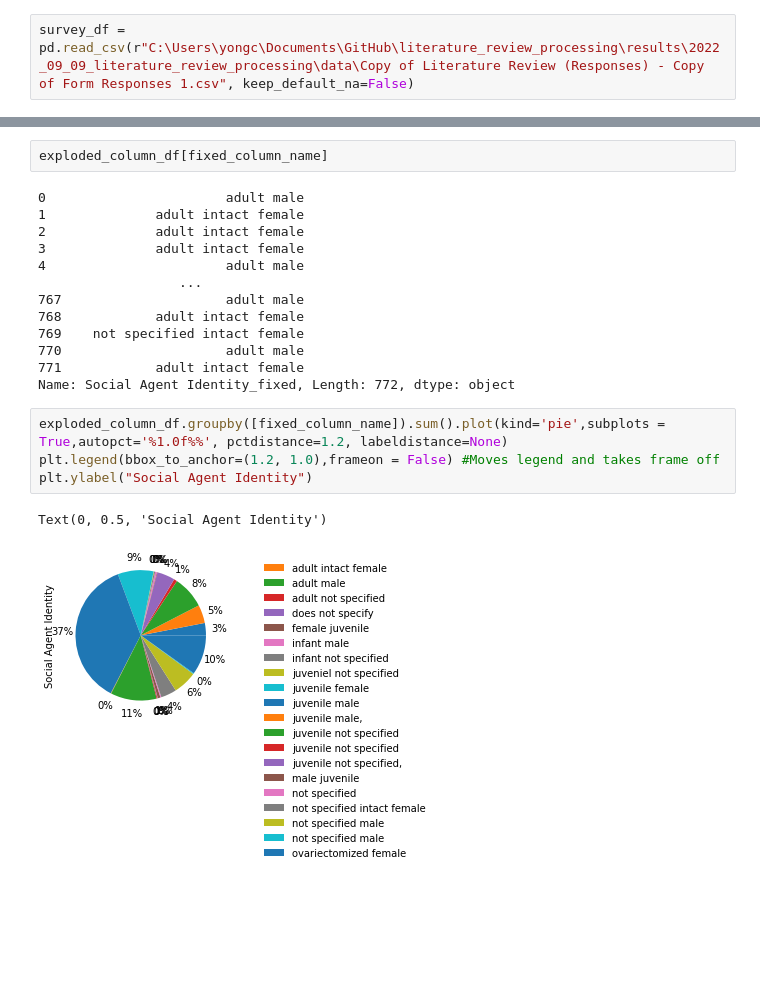
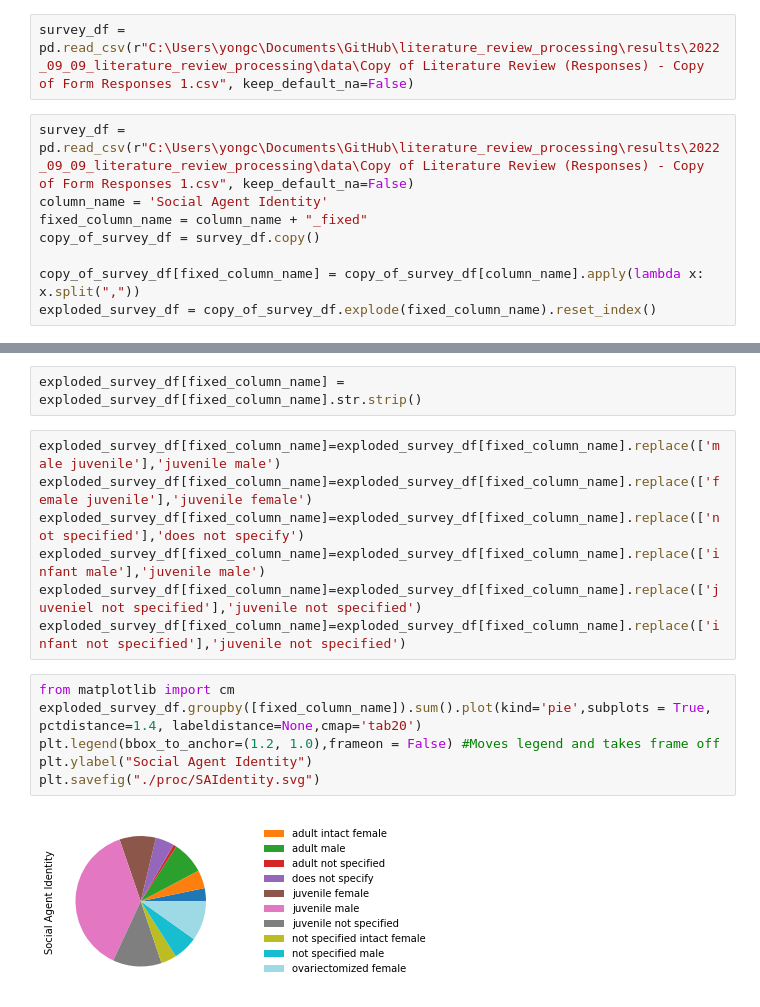
Before and after one commit to padillacoreanolab/literature_review_processing, a Jupyter notebook: results/2022_09_09_literature_review_processing/Graphs for Literature Review.ipynb, the cells around one changed output, grey strips where cells are left out. Saved outputs shown, nothing was run; the diff lists cells and outputs as text; blank space fills up the shorter version.

Commit message:
Fine-tune graphs

```diff
--- a/results/2022_09_09_literature_review_processing/Graphs for Literature Review.ipynb
+++ b/results/2022_09_09_literature_review_processing/Graphs for Literature Review.ipynb
@@ -399,4 +408,12 @@ insert graph showing percent of social agent identities: juvenile males, juvenil
 juvenile male, juvenile female, juvenile unspecified, adult male, adult intact female, ovariectomized female, adult unspecified, unspecified female, unspecified male, does not specify
 # %%
 survey_df = pd.read_csv(r"C:\Users\yongc\Documents\GitHub\literature_review_processing\results\2022_09_09_literature_review_processing\data\Copy of Literature Review (Responses) - Copy of Form Responses 1.csv", keep_default_na=False)
+# %%
+survey_df = pd.read_csv(r"C:\Users\yongc\Documents\GitHub\literature_review_processing\results\2022_09_09_literature_review_processing\data\Copy of Literature Review (Responses) - Copy of Form Responses 1.csv", keep_default_na=False)
+column_name = 'Social Agent Identity'
+fixed_column_name = column_name + "_fixed"
+copy_of_survey_df = survey_df.copy()
+
+copy_of_survey_df[fixed_column_name] = copy_of_survey_df[column_name].apply(lambda x: x.split(","))
+exploded_survey_df = copy_of_survey_df.explode(fixed_column_name).reset_index()
 # %%
@@ -430,22 +429,17 @@ adult male, adult intact female
 # %%
-exploded_column_df[fixed_column_name]
+exploded_survey_df[fixed_column_name] = exploded_survey_df[fixed_column_name].str.strip()
-# %% [output]
-0                       adult male
-1              adult intact female
-2              adult intact female
-3              adult intact female
-4                       adult male
-                  ...
-767                     adult male
-768            adult intact female
-769    not specified intact female
-770                     adult male
-771            adult intact female
-Name: Social Agent Identity_fixed, Length: 772, dtype: object
+# %%
+exploded_survey_df[fixed_column_name]=exploded_survey_df[fixed_column_name].replace(['male juvenile'],'juvenile male')
+exploded_survey_df[fixed_column_name]=exploded_survey_df[fixed_column_name].replace(['female juvenile'],'juvenile female')
+exploded_survey_df[fixed_column_name]=exploded_survey_df[fixed_column_name].replace(['not specified'],'does not specify')
+exploded_survey_df[fixed_column_name]=exploded_survey_df[fixed_column_name].replace(['infant male'],'juvenile male')
+exploded_survey_df[fixed_column_name]=exploded_survey_df[fixed_column_name].replace(['juveniel not specified'],'juvenile not specified')
+exploded_survey_df[fixed_column_name]=exploded_survey_df[fixed_column_name].replace(['infant not specified'],'juvenile not specified')
 # %%
-exploded_column_df.groupby([fixed_column_name]).sum().plot(kind='pie',subplots = True,autopct='%1.0f%%', pctdistance=1.2, labeldistance=None)
+from matplotlib import cm
+exploded_survey_df.groupby([fixed_column_name]).sum().plot(kind='pie',subplots = True, pctdistance=1.4, labeldistance=None,cmap='tab20')
 plt.legend(bbox_to_anchor=(1.2, 1.0),frameon = False) #Moves legend and takes frame off
 plt.ylabel("Social Agent Identity")
+plt.savefig("./proc/SAIdentity.svg")
 # %% [output]
-Text(0, 0.5, 'Social Agent Identity')
-[figure, old version]
+[figure, new version]
```
Also changed, not shown: parts of 4 cells of this notebook, 1 other file.
